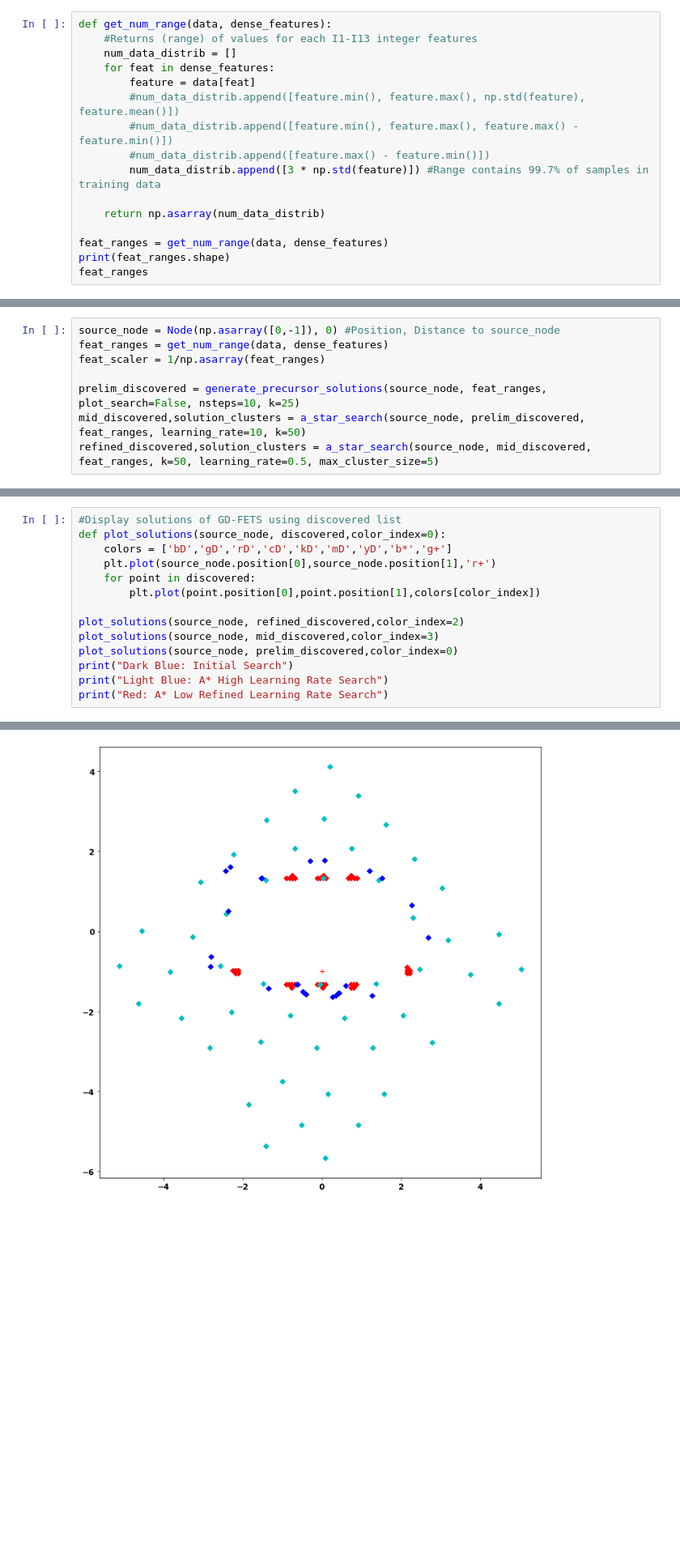
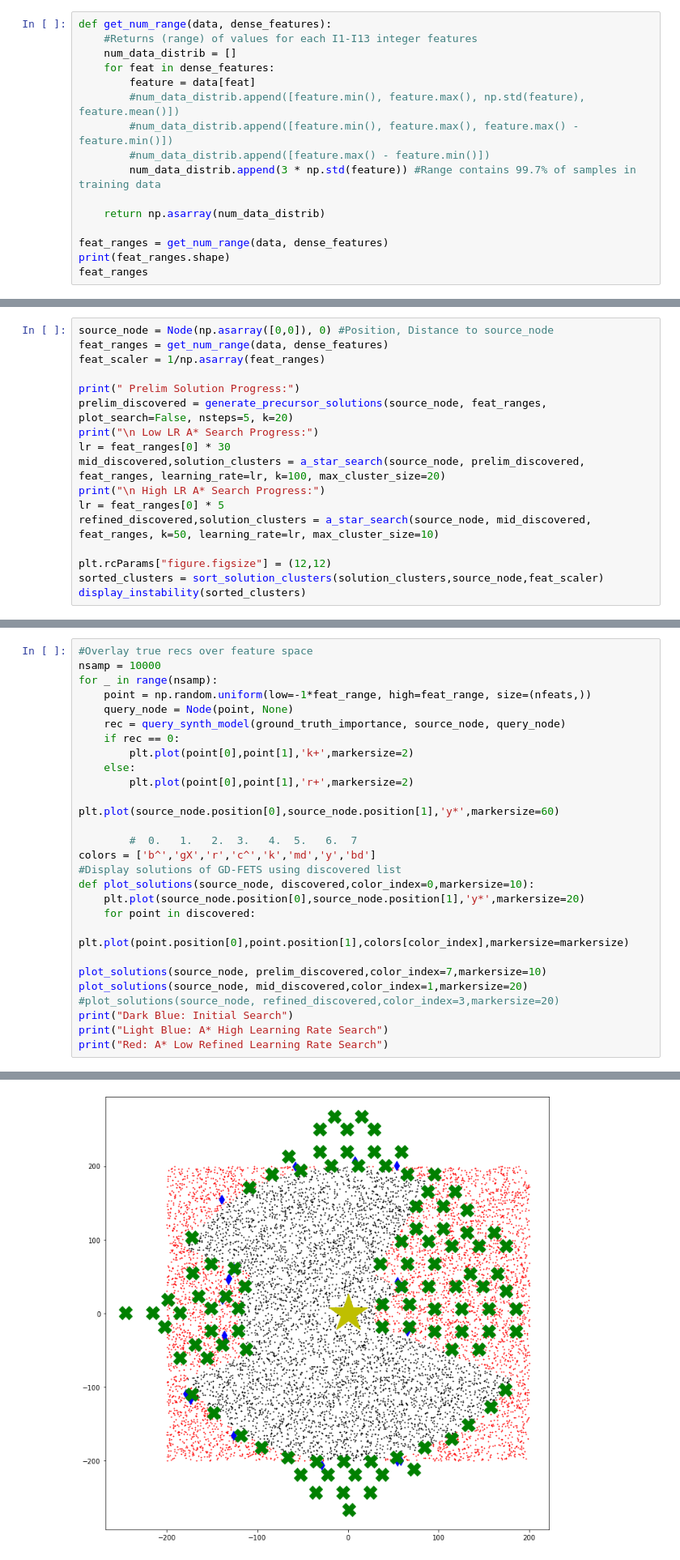
Before and after one commit to spkell/DFEST-Explainability, a Jupyter notebook: Synthetic-GDFEST.ipynb, the cells around one changed output, grey strips where cells are left out. Shown at 81% size. Drawn from its saved outputs; the diff is of its cells as text; blank space fills up the shorter version.

```diff
--- a/Synthetic-GDFEST.ipynb
+++ b/Synthetic-GDFEST.ipynb
@@ -83,7 +152,7 @@ def get_num_range(data, dense_features):
         #num_data_distrib.append([feature.min(), feature.max(), np.std(feature), feature.mean()])
         #num_data_distrib.append([feature.min(), feature.max(), feature.max() - feature.min()])
         #num_data_distrib.append([feature.max() - feature.min()])
-        num_data_distrib.append([3 * np.std(feature)]) #Range contains 99.7% of samples in training data
+        num_data_distrib.append(3 * np.std(feature)) #Range contains 99.7% of samples in training data
 
     return np.asarray(num_data_distrib)
 
@@ -420,11 +534,20 @@ def a_star_search(source_node, prelim_discovered, feat_ranges, k=100, learning_r
 
     return discovered, solution_clusters
 # %%
-source_node = Node(np.asarray([0,-1]), 0) #Position, Distance to source_node
+source_node = Node(np.asarray([0,0]), 0) #Position, Distance to source_node
 feat_ranges = get_num_range(data, dense_features)
 feat_scaler = 1/np.asarray(feat_ranges)
 
-prelim_discovered = generate_precursor_solutions(source_node, feat_ranges, plot_search=False, nsteps=10, k=25)
-mid_discovered,solution_clusters = a_star_search(source_node, prelim_discovered, feat_ranges, learning_rate=10, k=50)
-refined_discovered,solution_clusters = a_star_search(source_node, mid_discovered, feat_ranges, k=50, learning_rate=0.5, max_cluster_size=5)
+print(" Prelim Solution Progress:")
+prelim_discovered = generate_precursor_solutions(source_node, feat_ranges, plot_search=False, nsteps=5, k=20)
+print("\n Low LR A* Search Progress:")
+lr = feat_ranges[0] * 30
+mid_discovered,solution_clusters = a_star_search(source_node, prelim_discovered, feat_ranges, learning_rate=lr, k=100, max_cluster_size=20)
+print("\n High LR A* Search Progress:")
+lr = feat_ranges[0] * 5
+refined_discovered,solution_clusters = a_star_search(source_node, mid_discovered, feat_ranges, k=50, learning_rate=lr, max_cluster_size=10)
+
+plt.rcParams["figure.figsize"] = (12,12)
+sorted_clusters = sort_solution_clusters(solution_clusters,source_node,feat_scaler)
+display_instability(sorted_clusters)
 # %% [output]
@@ -443,22 +569,36 @@ display_instability(sorted_clusters)
 # %%
+#Overlay true recs over feature space
+nsamp = 10000
+for _ in range(nsamp):
+    point = np.random.uniform(low=-1*feat_range, high=feat_range, size=(nfeats,))
+    query_node = Node(point, None)
+    rec = query_synth_model(ground_truth_importance, source_node, query_node)
+    if rec == 0:
+        plt.plot(point[0],point[1],'k+',markersize=2)
+    else:
+        plt.plot(point[0],point[1],'r+',markersize=2)
+
+plt.plot(source_node.position[0],source_node.position[1],'y*',markersize=60)
+
+        #  0.   1.   2.  3.   4.  5.   6.  7
+colors = ['b^','gX','r','c^','k','md','y','bd']
 #Display solutions of GD-FETS using discovered list
-def plot_solutions(source_node, discovered,color_index=0):
-    colors = ['bD','gD','rD','cD','kD','mD','yD','b*','g+']
-    plt.plot(source_node.position[0],source_node.position[1],'r+')
+def plot_solutions(source_node, discovered,color_index=0,markersize=10):
+    plt.plot(source_node.position[0],source_node.position[1],'y*',markersize=20)
     for point in discovered:
-        plt.plot(point.position[0],point.position[1],colors[color_index])
+        plt.plot(point.position[0],point.position[1],colors[color_index],markersize=markersize)
 
-plot_solutions(source_node, refined_discovered,color_index=2)
-plot_solutions(source_node, mid_discovered,color_index=3)
-plot_solutions(source_node, prelim_discovered,color_index=0)
+plot_solutions(source_node, prelim_discovered,color_index=7,markersize=10)
+plot_solutions(source_node, mid_discovered,color_index=1,markersize=20)
+#plot_solutions(source_node, refined_discovered,color_index=3,markersize=20)
 print("Dark Blue: Initial Search")
 print("Light Blue: A* High Learning Rate Search")
 print("Red: A* Low Refined Learning Rate Search")
 # %% [output]
 Dark Blue: Initial Search
 Light Blue: A* High Learning Rate Search
 Red: A* Low Refined Learning Rate Search
-[figure, old version]
+[figure, new version]
 # %%
 #Display solutions of GD-FETS using solution_clusters
 plt.plot(source_node.position[0],source_node.position[1],'r+')
```
Also changed, not shown: parts of 26 cells of this notebook.
